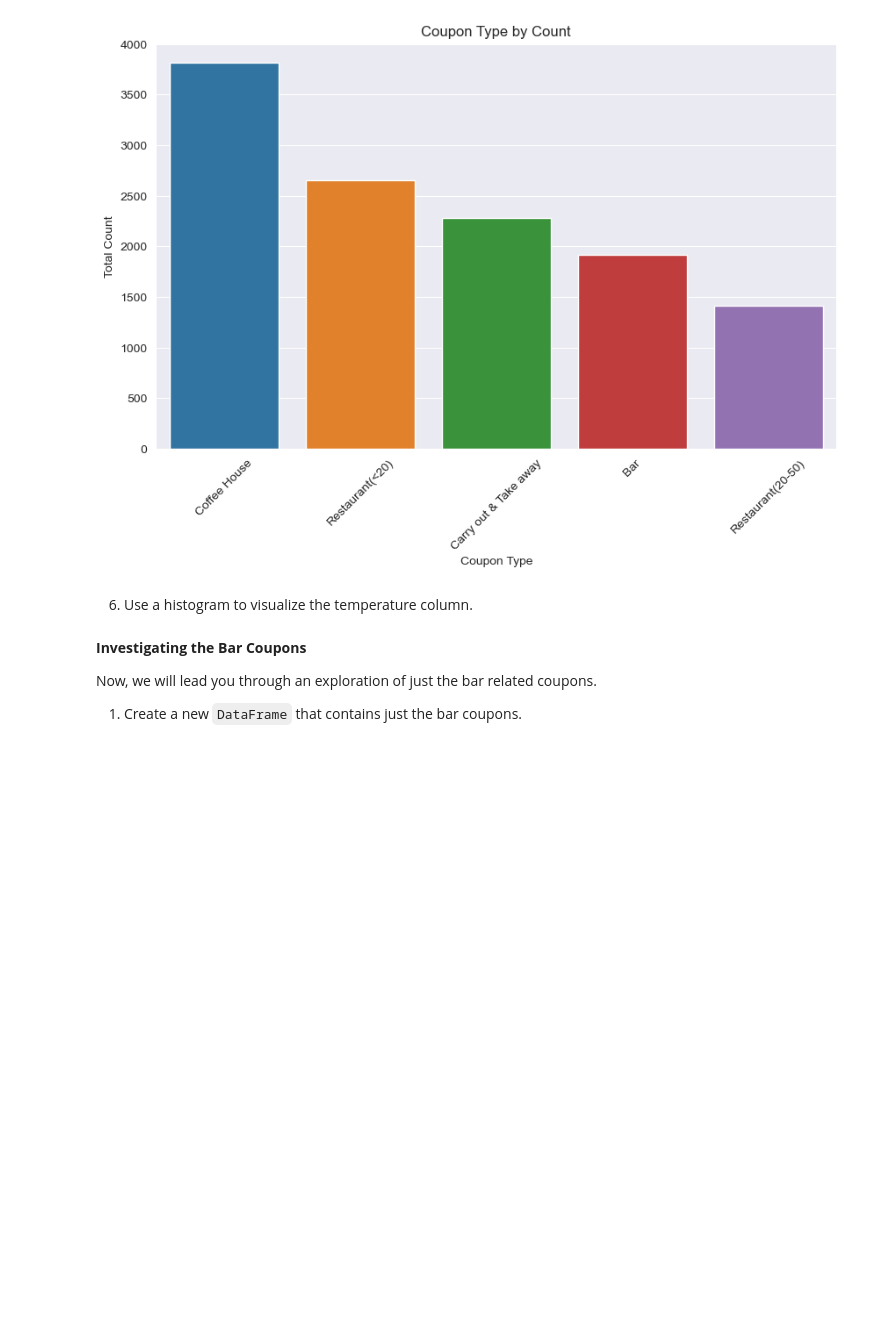
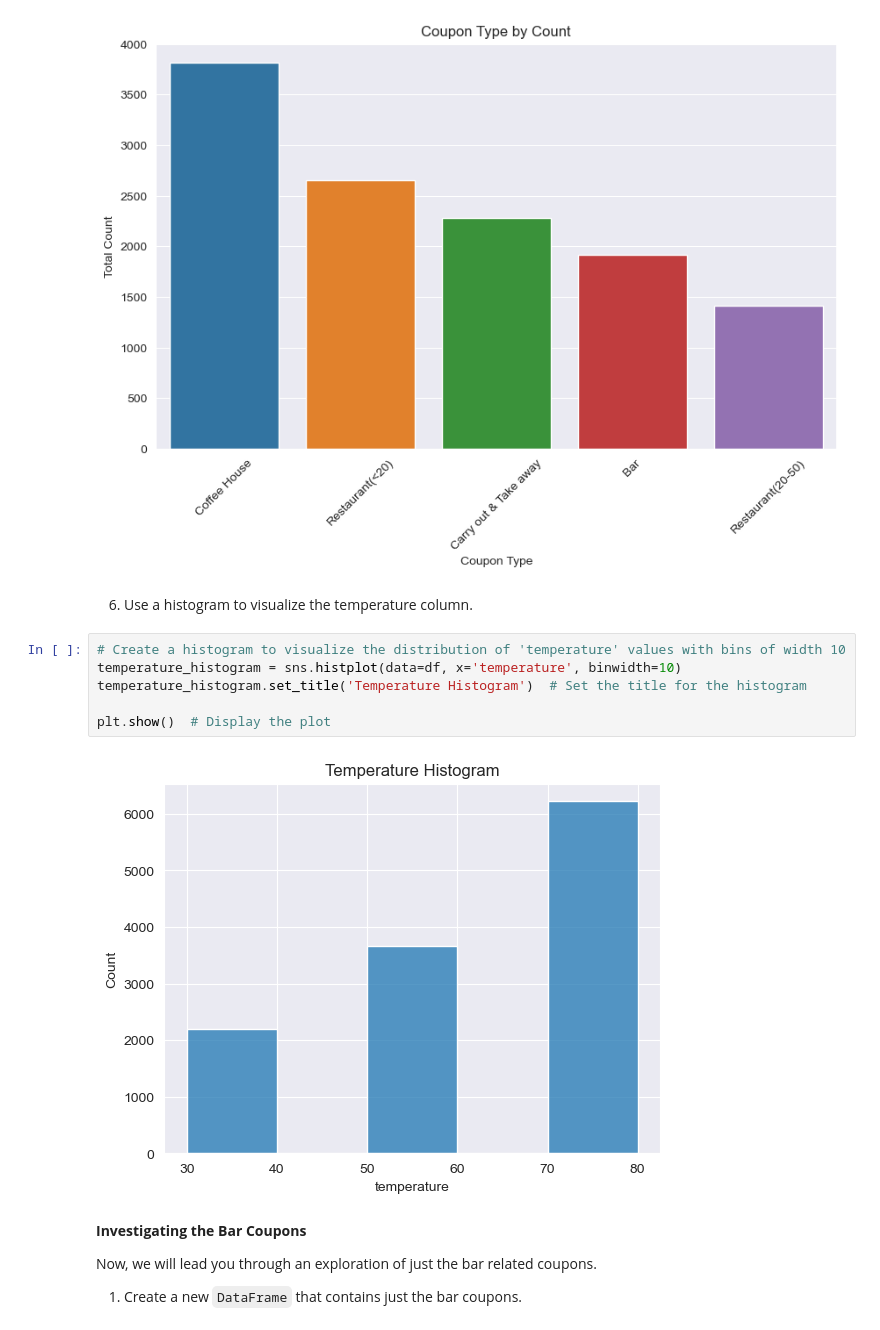
Before and after one commit to shanumansetti/PAA5_1, a Jupyter notebook: prompt.ipynb, the cells around one changed output. Drawn from its saved outputs; the diff is of its cells as text; blank space fills up the shorter version.

```diff
--- a/prompt.ipynb
+++ b/prompt.ipynb
@@ -205,6 +206,14 @@ plt.show()  # Display the plot
 [figure]
 # %% [markdown]
 6. Use a histogram to visualize the temperature column.
+# %%
+# Create a histogram to visualize the distribution of 'temperature' values with bins of width 10
+temperature_histogram = sns.histplot(data=df, x='temperature', binwidth=10)
+temperature_histogram.set_title('Temperature Histogram')  # Set the title for the histogram
+
+plt.show()  # Display the plot
+# %% [output]
+[figure, added]
 # %% [markdown]
 **Investigating the Bar Coupons**
 
```
Also changed, not shown: parts of 50 cells of this notebook.
